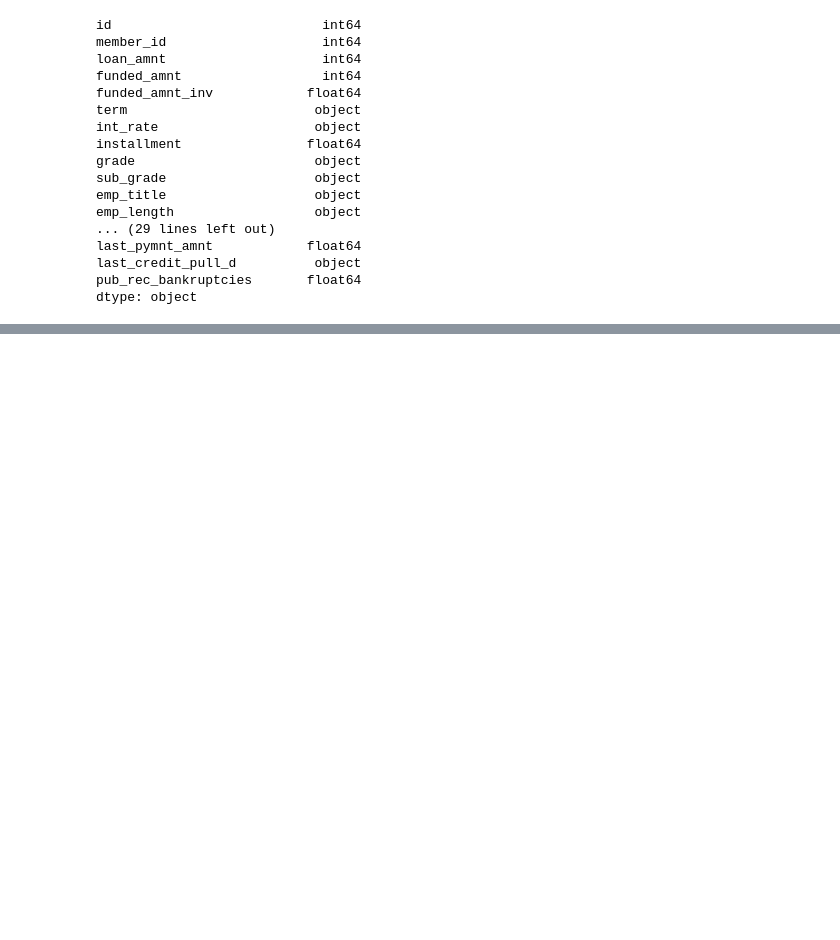
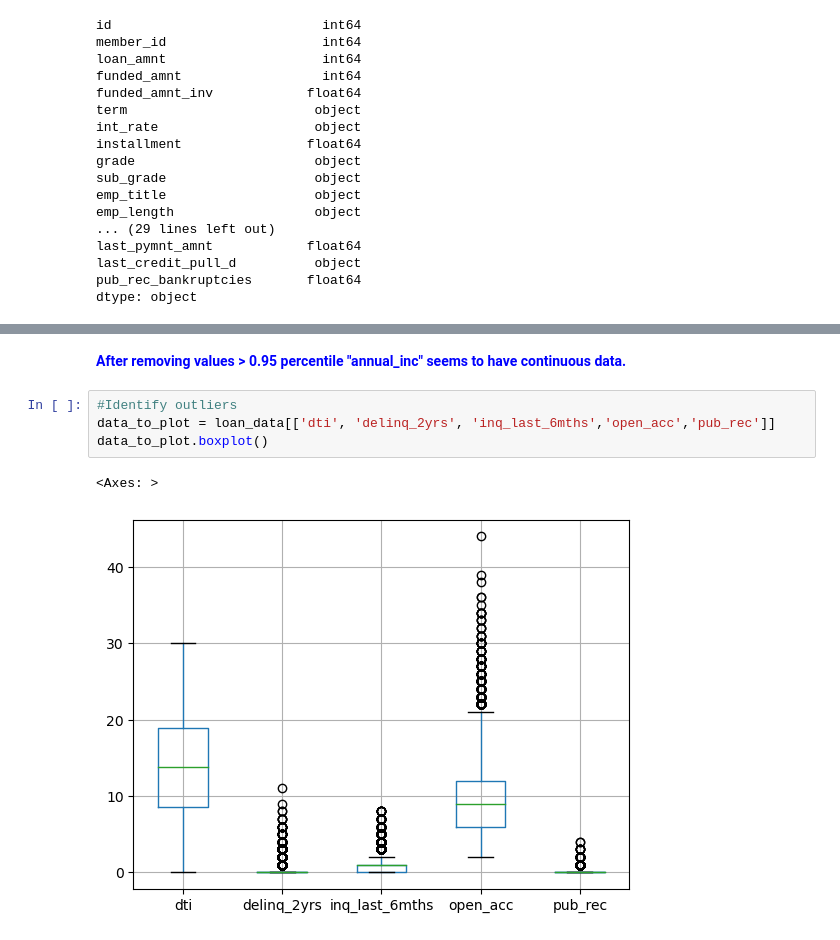
Before and after one commit to slkanthi/LendingClubCaseStudy, a Jupyter notebook: SreeLakshmiKanthi.ipynb, the cells around one changed output, grey strips where cells are left out. Drawn from its saved outputs; the diff is of its cells as text; blank space fills up the shorter version.

```diff
--- a/SreeLakshmiKanthi.ipynb
+++ b/SreeLakshmiKanthi.ipynb
@@ -72,0 +136,9 @@ dtype: object
+# %% [markdown]
+<font color=blue> __After removing values > 0.95 percentile "annual_inc" seems to have continuous data.__ </font>
+# %%
+#Identify outliers
+data_to_plot = loan_data[['dti', 'delinq_2yrs', 'inq_last_6mths','open_acc','pub_rec']]
+data_to_plot.boxplot()
+# %% [output]
+<Axes: >
+[figure, added]
```
Also changed, not shown: parts of 44 cells of this notebook.
